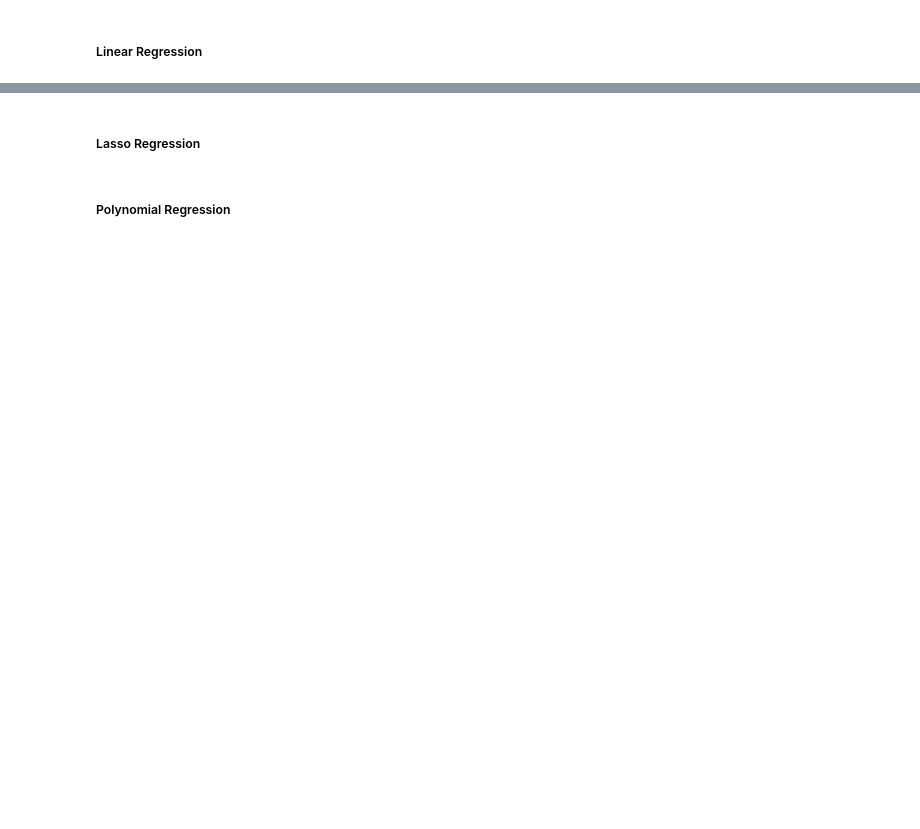
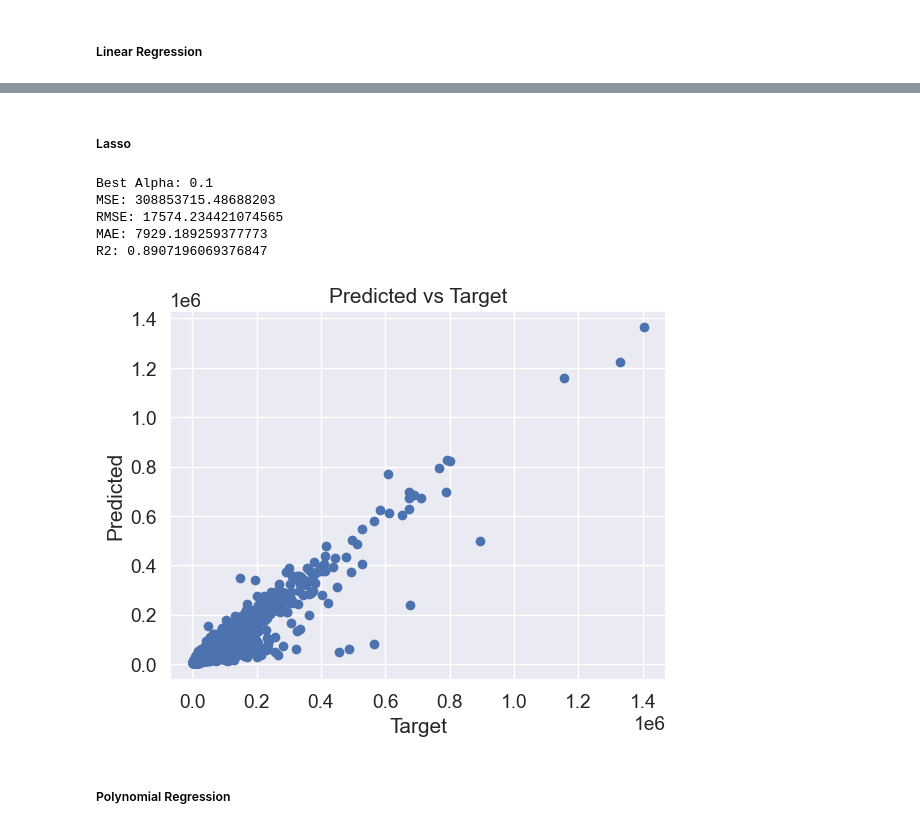
Before and after one commit to d1w1rm4/CS180-Project, a Jupyter notebook: model_code.ipynb, the cells around one changed output, grey strips where cells are left out. Saved outputs shown, nothing was run; the diff lists cells and outputs as text; code cells hidden in the pictures; blank space fills up the shorter version.

```diff
--- a/model_code.ipynb
+++ b/model_code.ipynb
@@ -337,41 +370,43 @@ plt.show()
 # %% [markdown]
-##### Lasso Regression
+##### Lasso
 # %%
 # Split the data into train and test sets
 X_train, X_test, y_train, y_test_lasso = train_test_split(X, y, test_size=0.30, random_state=1)
 
-# Define the parameter grid for alpha values
-param_grid = {'alpha': np.logspace(-4, 2, 50)}
+lasso_cv = LassoCV(cv=5)  # 5-fold cross-validation
+lasso_cv.fit(X_train, y_train)
+best_alpha_lasso = lasso_cv.alpha_
 
-lasso_model = Lasso()
-grid_search = GridSearchCV(lasso_model, param_grid, cv=5, scoring='neg_mean_squared_error')
-grid_search.fit(X_train, y_train)
+lasso_model = Lasso(alpha=best_alpha_lasso)
+lasso_model.fit(X_train, y_train)
+lasso_pred = lasso_model.predict(X_test)
 
-# Print the best alpha value
-print("Best alpha: ", grid_search.best_params_['alpha'])
-
-# Evaluate the best model on the test set
-lasso_best = Lasso(alpha=grid_search.best_params_['alpha'])
-lasso_best.fit(X_train, y_train)
-lasso_pred = lasso_best.predict(X_test)
+print(f'Best Alpha: {best_alpha_ridge}')
 
 # Calculate the metrics
 MSE_lasso = mean_squared_error(y_test_lasso, lasso_pred)
 RMSE_lasso = np.sqrt(mean_squared_error(y_test_lasso, lasso_pred))
 MAE_lasso = mean_absolute_error(y_test_lasso, lasso_pred)
 R2_lasso = r2_score(y_test_lasso, lasso_pred)
 
 # Show and plot the metrics and the results
 print(f'MSE: {MSE_lasso}')
 print(f'RMSE: {RMSE_lasso}')
 print(f'MAE: {MAE_lasso}')
 print(f'R2: {R2_lasso}')
 
 plt.scatter(y_test_lasso, lasso_pred)
 plt.xlabel('Target')
 plt.ylabel('Predicted')
 plt.title('Predicted vs Target')
 plt.show()
+# %% [output]
+Best Alpha: 0.1
+MSE: 308853715.48688203
+RMSE: 17574.234421074565
+MAE: 7929.189259377773
+R2: 0.8907196069376847
+[figure, added]
 # %% [markdown]
 ##### Polynomial Regression
 # %%
```
Also changed, not shown: parts of 18 cells of this notebook.
